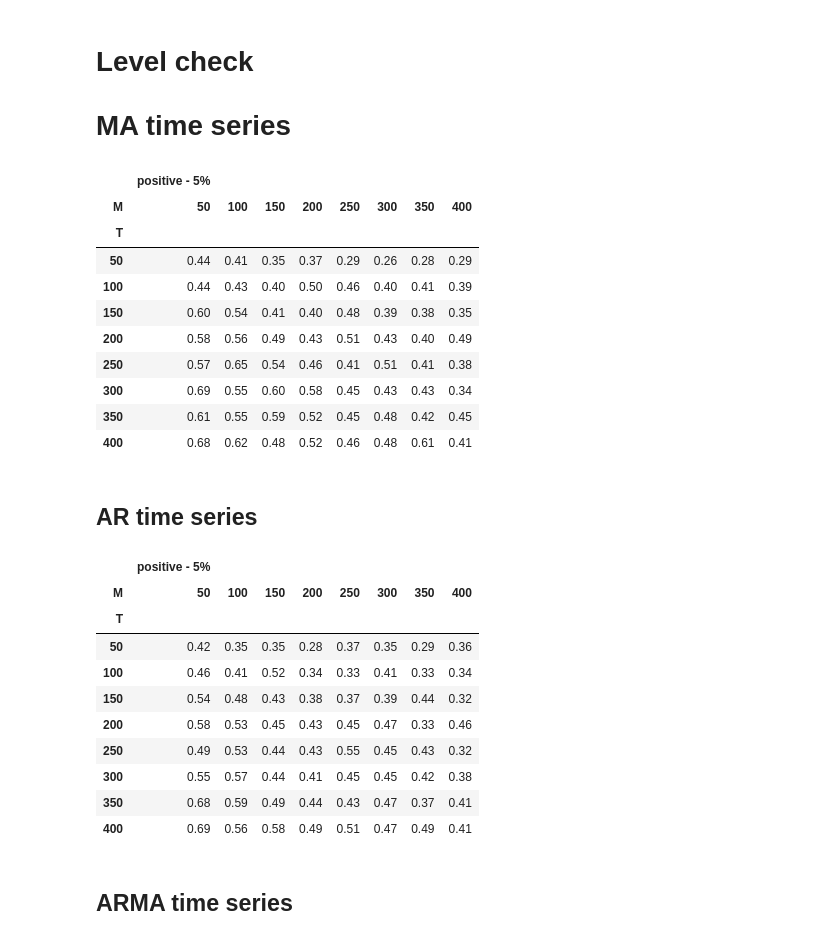
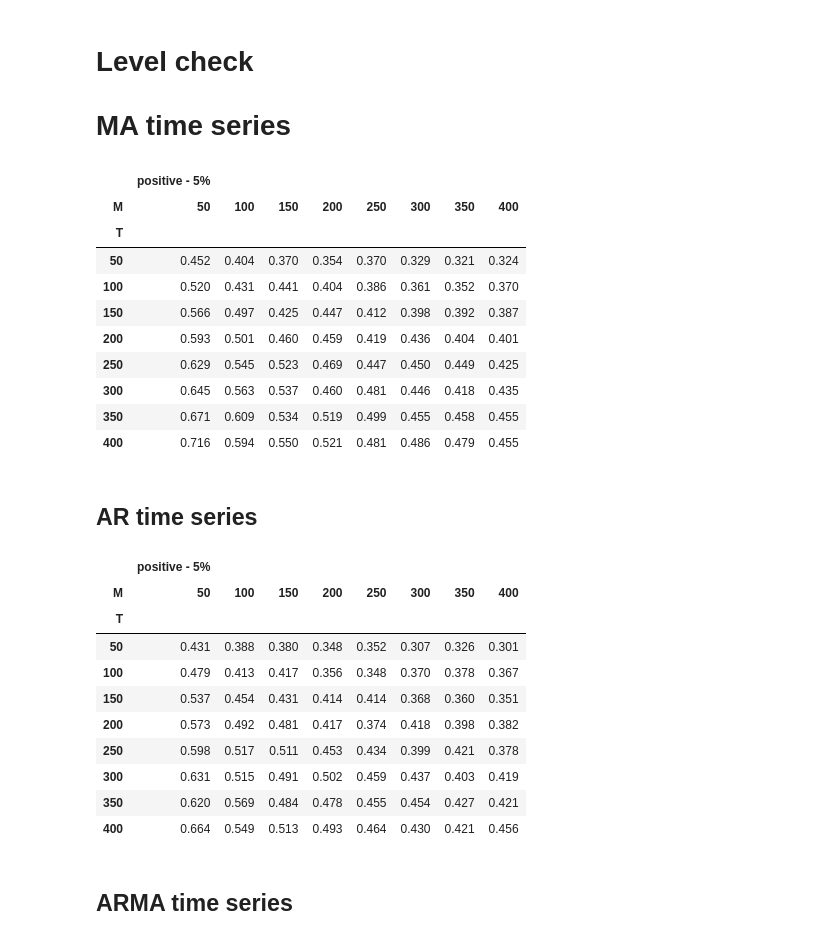
Before and after one commit to alexisrosuel/gpy-test, a Jupyter notebook: notebooks/level_power_check.ipynb, the cells around one changed output. Cells and saved outputs as stored; diff of their text form; code cells hidden in the pictures.

```diff
--- a/notebooks/level_power_check.ipynb
+++ b/notebooks/level_power_check.ipynb
@@ -28,7 +28,7 @@ T_range = np.arange(50, 400 + 50, 50)
 M_range = np.arange(50, 400 + 50, 50)
 
 # always repeat an experiment 1000 times
-n_repeats = 100
+n_repeats = 1000
 
 # always throw the first 100 time series samples
 burn = 100
@@ -84,13 +84,18 @@ def load_batch(experiment_type: str) -> pl.DataFrame:
 # Level check
 # MA time series
 # %%
-def run(T, M, burn, time_ar, time_ma, space_ar, space_ma, is_complex_gaussian):
+def run(T, M, burn, time_ar, time_ma, space_ar_1, space_ma_1, space_ar_2, space_ma_2, is_complex_gaussian):
     y = white_arma_sample(
         T, M, burn, ar=time_ar, ma=time_ma, is_complex_gaussian=is_complex_gaussian
     )
-    space_cov = arma_covariance(M, space_ar, space_ma)
-    space_cov_sqrt = sqrtm(space_cov)
-    y = y @ space_cov_sqrt
+    half_M = int(M/2)
+    space_cov_1 = arma_covariance(half_M, space_ar_1, space_ma_1)
+    space_cov_sqrt_1 = sqrtm(space_cov_1)
+    space_cov_2 = arma_covariance(M-half_M, space_ar_2, space_ma_2)
+    space_cov_sqrt_2 = sqrtm(space_cov_2)
+    y[:, :half_M] = y[:, :half_M] @ space_cov_sqrt_1
+    y[:, half_M:] = y[:, half_M:] @ space_cov_sqrt_2
+
     gpy_result = GPY(y, fs, is_complex_gaussian=is_complex_gaussian)
     return {
         "T": T,
@@ -98,8 +103,10 @@ def run(T, M, burn, time_ar, time_ma, space_ar, space_ma, is_complex_gaussian):
         "burn": burn,
         "time_ar": time_ar,
         "time_ma": time_ma,
-        "space_ar": space_ar,
-        "space_ma": space_ma,
+        "space_ar_1": space_ar_1,
+        "space_ma_1": space_ma_1,
+        "space_ar_2": space_ar_2,
+        "space_ma_2": space_ma_2,
         "is_complex_gaussian": is_complex_gaussian,
         "test_statistic": gpy_result.test_statistic,
         "p_value": gpy_result.p_value,
@@ -107,54 +114,58 @@ def run(T, M, burn, time_ar, time_ma, space_ar, space_ma, is_complex_gaussian):
 
 
 time_ar, time_ma = 0.2, 0
-space_ar, space_ma = 0, 0
+space_ar_1, space_ma_1 = 0, 0
+space_ar_2, space_ma_2 = 0, 0
 
 tasks = []
 for T in T_range:
     for M in M_range:
         task = (
             run,
             n_repeats,
             "ma_no_dependence",
             {
                 "T": T,
                 "M": M,
                 "burn": burn,
                 "time_ar": time_ar,
                 "time_ma": time_ma,
-                "space_ar": space_ar,
-                "space_ma": space_ma,
+                "space_ar_1": space_ar_1,
+                "space_ma_1": space_ma_1,
+                "space_ar_2": space_ar_2,
+                "space_ma_2": space_ma_2,
                 "is_complex_gaussian": is_complex_gaussian,
             },
         )
         tasks.append(task)
 
 results = Parallel(n_jobs=-1)(delayed(run_batch)(*task) for task in tqdm(tasks))
 
 df = load_batch("ma_no_dependence")
 positive_column_name = f"positive - {level:.0%}"
 df.with_columns(
     (pl.col("test_statistic") > 1.4).alias(positive_column_name).cast(pl.Float64)
 ).group_by(["T", "M", "time_ar", "time_ma"]).mean().to_pandas().pivot(
     index="T", columns=["M"], values=[positive_column_name]
 )
 # %% [output]
 |  | positive - 5% |  |  |  |  |  |  |  |
 | M | 50 | 100 | 150 | 200 | 250 | 300 | 350 | 400 |
 | T |  |  |  |  |  |  |  |  |
-| 50 | 0.44 | 0.41 | 0.35 | 0.37 | 0.29 | 0.26 | 0.28 | 0.29 |
-| 100 | 0.44 | 0.43 | 0.40 | 0.50 | 0.46 | 0.40 | 0.41 | 0.39 |
-| 150 | 0.60 | 0.54 | 0.41 | 0.40 | 0.48 | 0.39 | 0.38 | 0.35 |
-| 200 | 0.58 | 0.56 | 0.49 | 0.43 | 0.51 | 0.43 | 0.40 | 0.49 |
-| 250 | 0.57 | 0.65 | 0.54 | 0.46 | 0.41 | 0.51 | 0.41 | 0.38 |
-| 300 | 0.69 | 0.55 | 0.60 | 0.58 | 0.45 | 0.43 | 0.43 | 0.34 |
-| 350 | 0.61 | 0.55 | 0.59 | 0.52 | 0.45 | 0.48 | 0.42 | 0.45 |
-| 400 | 0.68 | 0.62 | 0.48 | 0.52 | 0.46 | 0.48 | 0.61 | 0.41 |
+| 50 | 0.452 | 0.404 | 0.370 | 0.354 | 0.370 | 0.329 | 0.321 | 0.324 |
+| 100 | 0.520 | 0.431 | 0.441 | 0.404 | 0.386 | 0.361 | 0.352 | 0.370 |
+| 150 | 0.566 | 0.497 | 0.425 | 0.447 | 0.412 | 0.398 | 0.392 | 0.387 |
+| 200 | 0.593 | 0.501 | 0.460 | 0.459 | 0.419 | 0.436 | 0.404 | 0.401 |
+| 250 | 0.629 | 0.545 | 0.523 | 0.469 | 0.447 | 0.450 | 0.449 | 0.425 |
+| 300 | 0.645 | 0.563 | 0.537 | 0.460 | 0.481 | 0.446 | 0.418 | 0.435 |
+| 350 | 0.671 | 0.609 | 0.534 | 0.519 | 0.499 | 0.455 | 0.458 | 0.455 |
+| 400 | 0.716 | 0.594 | 0.550 | 0.521 | 0.481 | 0.486 | 0.479 | 0.455 |
 # %% [markdown]
 ## AR time series
 # %%
 time_ar, time_ma = 0, 0.8
-space_ar, space_ma = 0, 0
+space_ar_1, space_ma_1 = 0, 0
+space_ar_2, space_ma_2 = 0, 0
 
 tasks = []
 for T in T_range:
@@ -169,8 +180,10 @@ for T in T_range:
                 "burn": burn,
                 "time_ar": time_ar,
                 "time_ma": time_ma,
-                "space_ar": space_ar,
-                "space_ma": space_ma,
+                "space_ar_1": space_ar_1,
+                "space_ma_1": space_ma_1,
+                "space_ar_2": space_ar_2,
+                "space_ma_2": space_ma_2,
                 "is_complex_gaussian": is_complex_gaussian,
             },
         )
@@ -189,14 +202,14 @@ df.with_columns(
 |  | positive - 5% |  |  |  |  |  |  |  |
 | M | 50 | 100 | 150 | 200 | 250 | 300 | 350 | 400 |
 | T |  |  |  |  |  |  |  |  |
-| 50 | 0.42 | 0.35 | 0.35 | 0.28 | 0.37 | 0.35 | 0.29 | 0.36 |
-| 100 | 0.46 | 0.41 | 0.52 | 0.34 | 0.33 | 0.41 | 0.33 | 0.34 |
-| 150 | 0.54 | 0.48 | 0.43 | 0.38 | 0.37 | 0.39 | 0.44 | 0.32 |
-| 200 | 0.58 | 0.53 | 0.45 | 0.43 | 0.45 | 0.47 | 0.33 | 0.46 |
-| 250 | 0.49 | 0.53 | 0.44 | 0.43 | 0.55 | 0.45 | 0.43 | 0.32 |
-| 300 | 0.55 | 0.57 | 0.44 | 0.41 | 0.45 | 0.45 | 0.42 | 0.38 |
-| 350 | 0.68 | 0.59 | 0.49 | 0.44 | 0.43 | 0.47 | 0.37 | 0.41 |
-| 400 | 0.69 | 0.56 | 0.58 | 0.49 | 0.51 | 0.47 | 0.49 | 0.41 |
+| 50 | 0.431 | 0.388 | 0.380 | 0.348 | 0.352 | 0.307 | 0.326 | 0.301 |
+| 100 | 0.479 | 0.413 | 0.417 | 0.356 | 0.348 | 0.370 | 0.378 | 0.367 |
+| 150 | 0.537 | 0.454 | 0.431 | 0.414 | 0.414 | 0.368 | 0.360 | 0.351 |
+| 200 | 0.573 | 0.492 | 0.481 | 0.417 | 0.374 | 0.418 | 0.398 | 0.382 |
+| 250 | 0.598 | 0.517 | 0.511 | 0.453 | 0.434 | 0.399 | 0.421 | 0.378 |
+| 300 | 0.631 | 0.515 | 0.491 | 0.502 | 0.459 | 0.437 | 0.403 | 0.419 |
+| 350 | 0.620 | 0.569 | 0.484 | 0.478 | 0.455 | 0.454 | 0.427 | 0.421 |
+| 400 | 0.664 | 0.549 | 0.513 | 0.493 | 0.464 | 0.430 | 0.421 | 0.456 |
 # %% [markdown]
 ## ARMA time series
 # %%
```
Also changed, not shown: parts of 6 cells of this notebook, 20 other files.
